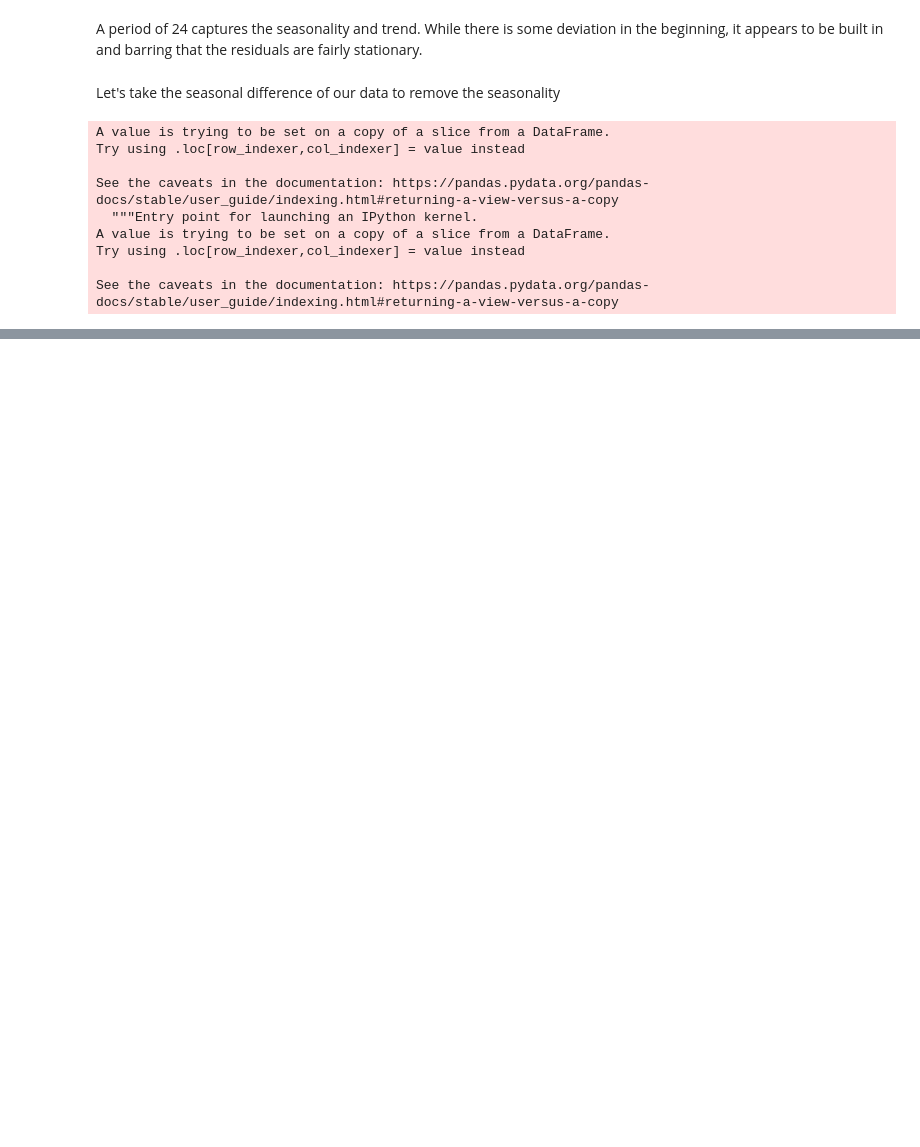
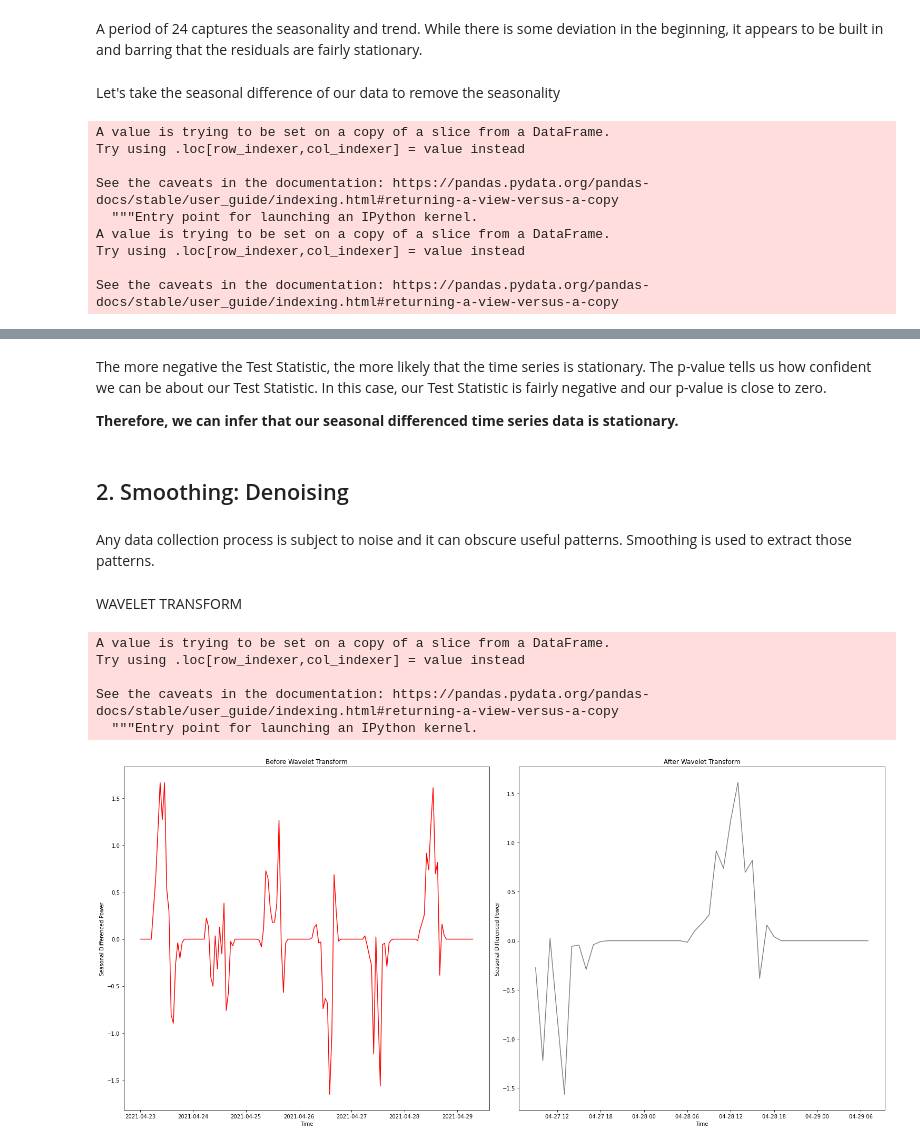
Before and after one commit to Mukunds0507333/Time-Series_PV-System-Output, a Jupyter notebook: Forecasting_PV_Power_Generation.ipynb, the cells around one changed output, grey strips where cells are left out. Cells and saved outputs as stored; diff of their text form; code cells hidden in the pictures; blank space fills up the shorter version.

```diff
--- a/Forecasting_PV_Power_Generation.ipynb
+++ b/Forecasting_PV_Power_Generation.ipynb
@@ -173,0 +264,29 @@ df['seasonal_diff'].plot();
+# %% [markdown]
+The more negative the Test Statistic, the more likely that the time series is stationary. The p-value tells us how confident we can be about our Test Statistic. In this case, our Test Statistic is fairly negative and our p-value is close to zero.
+
+<b>Therefore, we can infer that our seasonal differenced time series data is stationary.</b>
+# %% [markdown]
+## 2. Smoothing: Denoising
+# %% [markdown]
+Any data collection process is subject to noise and it can obscure useful patterns. Smoothing is used to extract those patterns.
+# %% [markdown]
+WAVELET TRANSFORM
+# %%
+df1 = df.copy()
+# %%
+df['seasonal_diff'] = denoise_wavelet(df['seasonal_diff'], wavelet= 'sym8', mode = 'hard', wavelet_levels = 3, method = 'BayesShrink', rescale_sigma = 'False')
+# %% [output]
+A value is trying to be set on a copy of a slice from a DataFrame.
+Try using .loc[row_indexer,col_indexer] = value instead
+
+See the caveats in the documentation: https://pandas.pydata.org/pandas-docs/stable/user_guide/indexing.html#returning-a-view-versus-a-copy
+  """Entry point for launching an IPython kernel.
+# %%
+fig, (ax1, ax2) = plt.subplots(1,2, figsize = (21,10))
+sns.lineplot(data = df1, x = 'DATE_TIME', y='seasonal_diff', color = 'red', ax = ax1 );
+sns.lineplot(data = df, x = 'DATE_TIME', y='seasonal_diff', color = 'grey', ax = ax2 );
+ax1.set(title = 'Before Wavelet Transform', ylabel = 'Seasonal Differenced Power', xlabel = 'Time');
+ax2.set(title = 'After Wavelet Transform', ylabel = 'Seasonal Differenced Power', xlabel = 'Time');
+plt.tight_layout()
+# %% [output]
+[figure, added]
```
Also changed, not shown: parts of 36 cells of this notebook, 1 other file.
